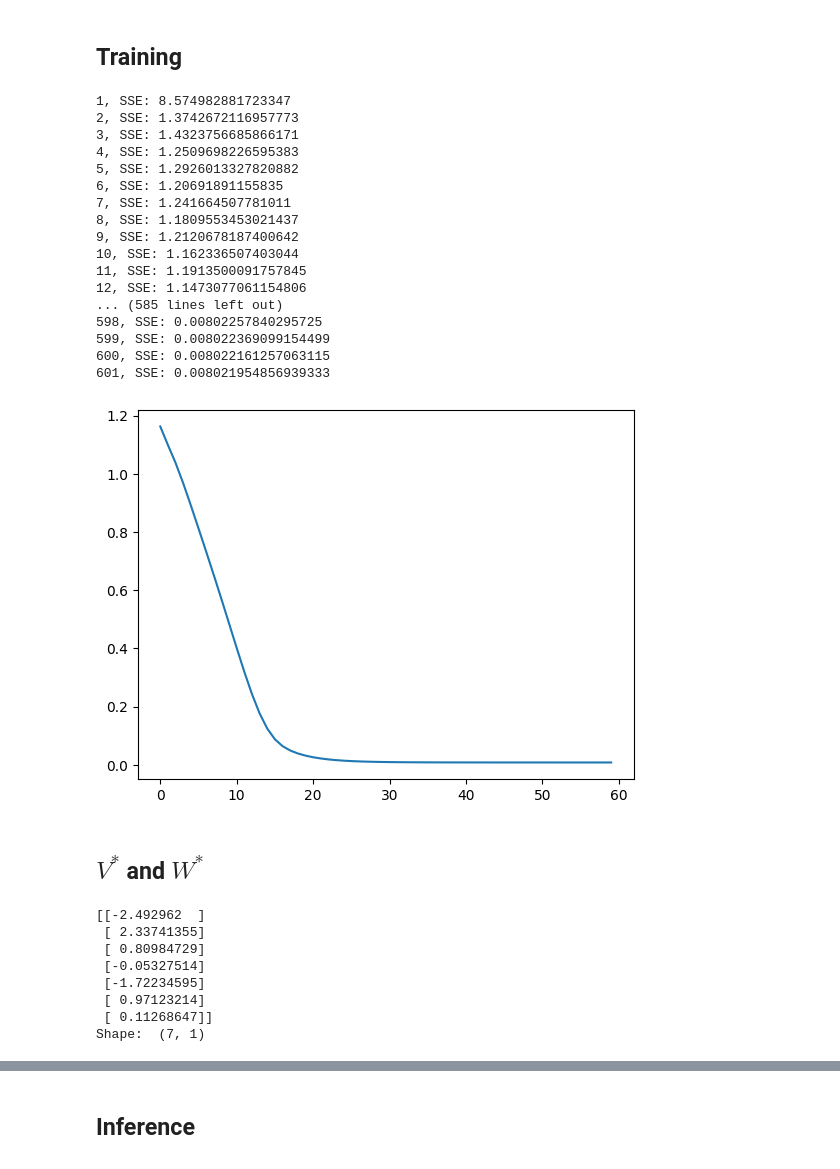
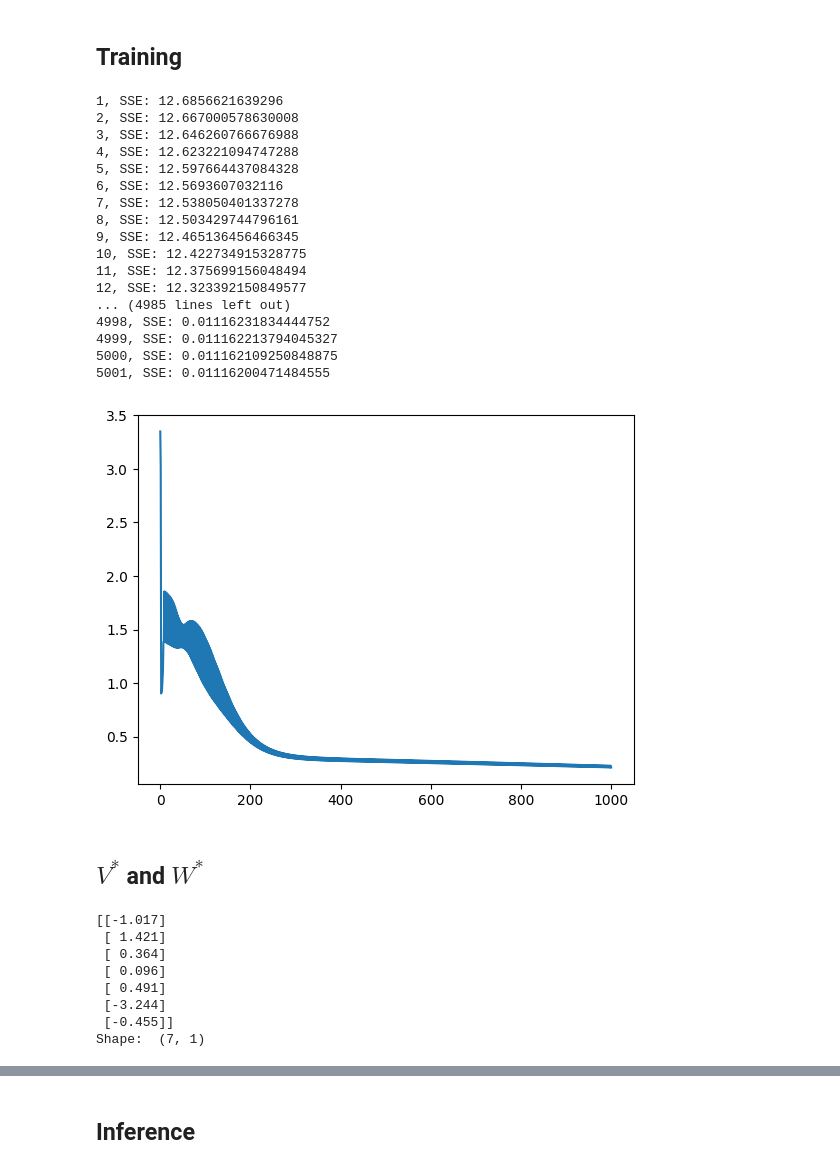
Before and after one commit to axelbrons/advanced-ml-course, a Jupyter notebook: pre-lab1/pre-lab1.ipynb, the cells around one changed output, grey strips where cells are left out. Cells and saved outputs as stored; diff of their text form; code cells hidden in the pictures.

Commit message:
feat: finish the task 2 and plot the prediction on test data

```diff
--- a/pre-lab1/pre-lab1.ipynb
+++ b/pre-lab1/pre-lab1.ipynb
@@ -363,8 +363,8 @@ N = X_train.shape[1]
 I = X_train.shape[0]
 J = 1
 K = 6
-learning_rate_r = 0.1 # alpha
-epsilon_r = pow(10,-3) # threshold
+learning_rate_r = 0.01 # alpha
+epsilon_r = pow(10,-2) # threshold
 iter_r = 0 # iteration
 delta_E_r = 10000
 E_r = []
@@ -410,45 +410,45 @@ while (abs(delta_E_r) > epsilon_r):
     plot_E_r.append(current_E)
     if (iter_r%10 == 0):
         plot_E_r_10.append(current_E)
-    if (iter_r > 600):
+    if (iter_r > 5000):
         break
 # %% [output]
-1, SSE: 8.574982881723347
-2, SSE: 1.3742672116957773
-3, SSE: 1.4323756685866171
-4, SSE: 1.2509698226595383
-5, SSE: 1.2926013327820882
-6, SSE: 1.20691891155835
-7, SSE: 1.241664507781011
-8, SSE: 1.1809553453021437
-9, SSE: 1.2120678187400642
-10, SSE: 1.162336507403044
-11, SSE: 1.1913500091757845
-12, SSE: 1.1473077061154806
-... (585 lines left out)
-598, SSE: 0.00802257840295725
-599, SSE: 0.008022369099154499
-600, SSE: 0.008022161257063115
-601, SSE: 0.008021954856939333
+1, SSE: 12.6856621639296
+2, SSE: 12.667000578630008
+3, SSE: 12.646260766676988
+4, SSE: 12.623221094747288
+5, SSE: 12.597664437084328
+6, SSE: 12.5693607032116
+7, SSE: 12.538050401337278
+8, SSE: 12.503429744796161
+9, SSE: 12.465136456466345
+10, SSE: 12.422734915328775
+11, SSE: 12.375699156048494
+12, SSE: 12.323392150849577
+... (4985 lines left out)
+4998, SSE: 0.01116231834444752
+4999, SSE: 0.011162213794045327
+5000, SSE: 0.011162109250848875
+5001, SSE: 0.01116200471484555
 # %%
 plt.figure()
-plt.plot(plot_E_r_10)
+plt.plot(plot_E_r)
 plt.show()
 # %% [output]
-[figure, old version]
+[figure, new version]
 # %% [markdown]
 ## $V^*$ and $W^*$
 # %%
 print(W_r)
 print("Shape: ",W_r.shape)
 # %% [output]
-[[-2.492962  ]
- [ 2.33741355]
- [ 0.80984729]
- [-0.05327514]
- [-1.72234595]
- [ 0.97123214]
- [ 0.11268647]]
+[[-1.017]
+ [ 1.421]
+ [ 0.364]
+ [ 0.096]
+ [ 0.491]
+ [-3.244]
+ [-0.455]]
 Shape:  (7, 1)
 # %%
 print(V)
```
Also changed, not shown: parts of 5 cells of this notebook.
